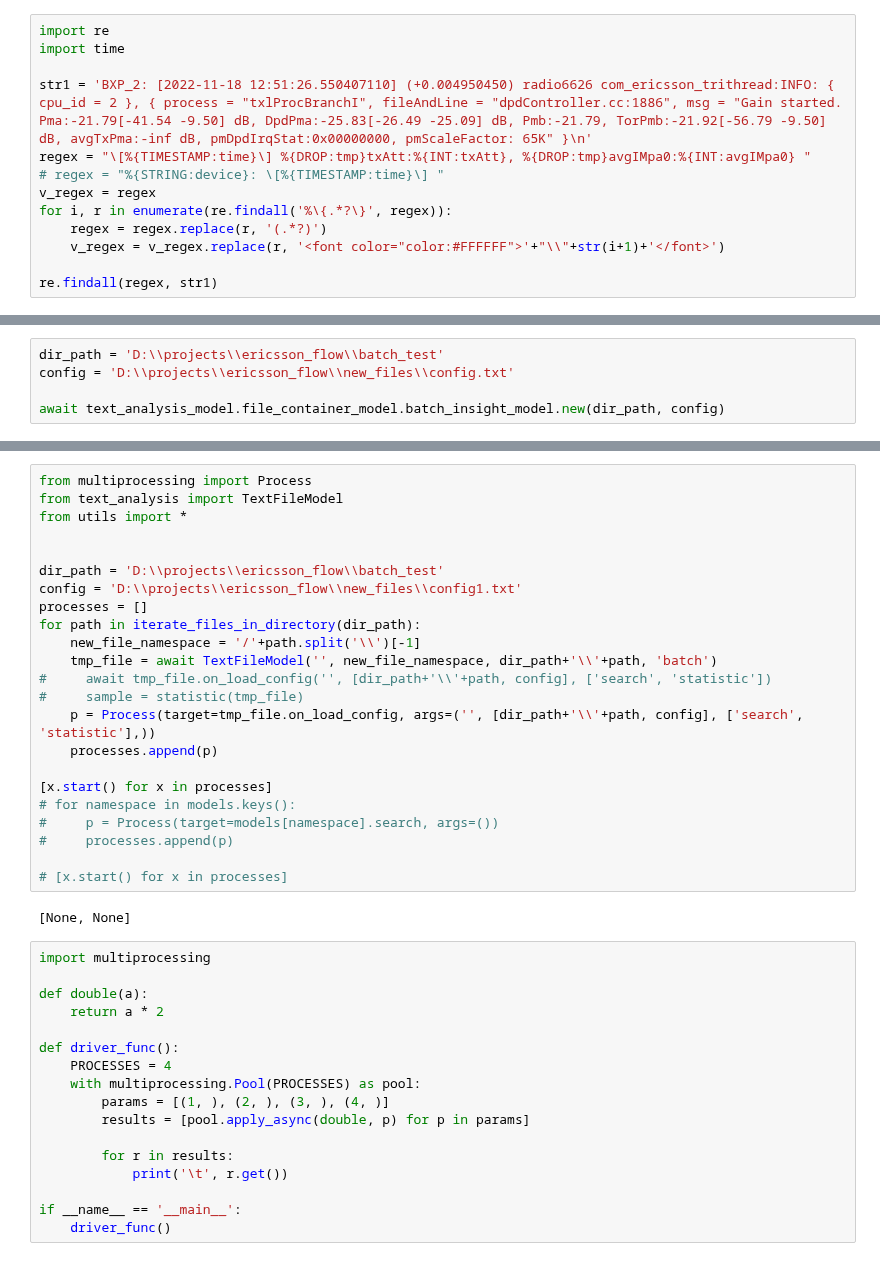
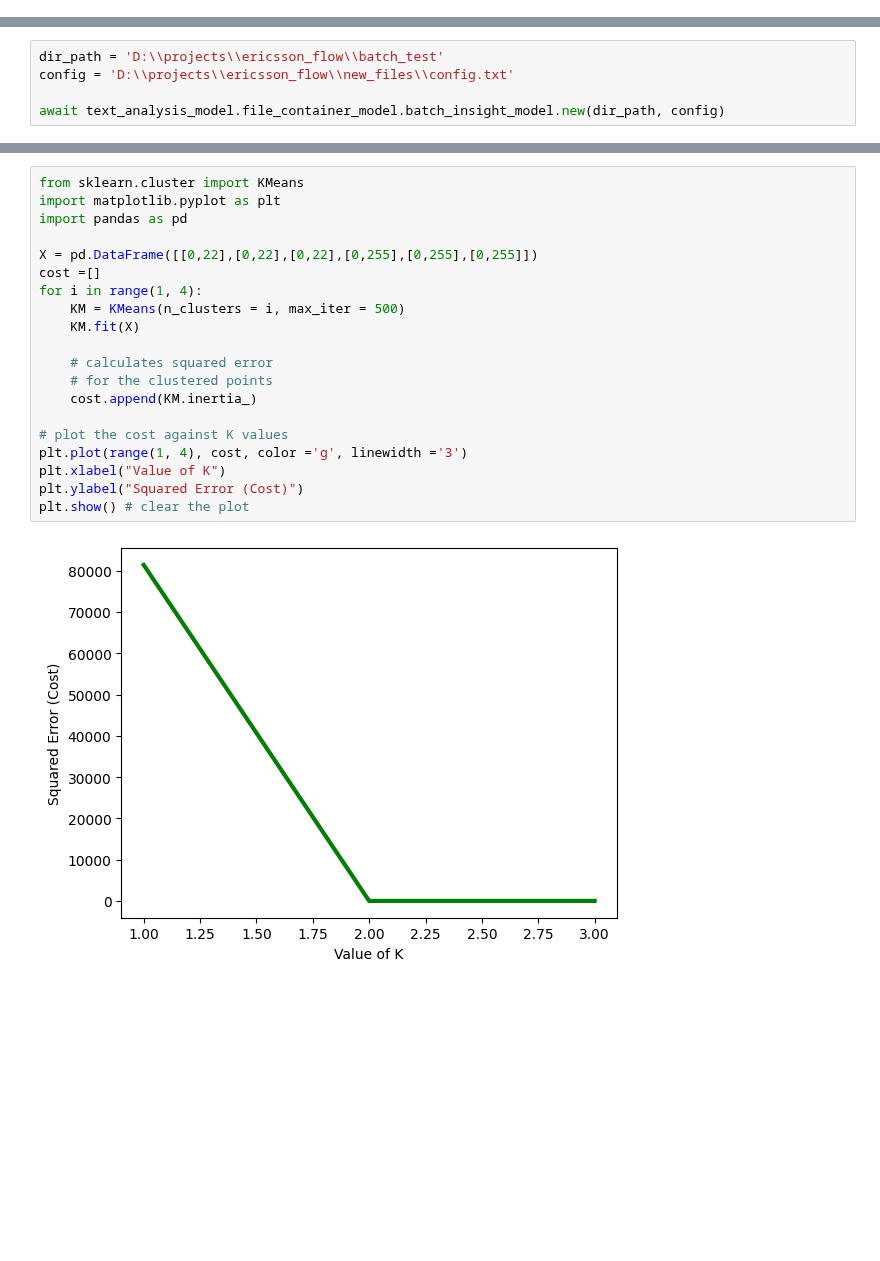
Before and after one commit to dj-lei/eric_toolsets, a Jupyter notebook: src/python/debug.ipynb, the cells around one changed output, grey strips where cells are left out. Saved outputs shown, nothing was run; the diff lists cells and outputs as text; blank space fills up the shorter version.

```diff
--- a/src/python/debug.ipynb
+++ b/src/python/debug.ipynb
@@ -253,15 +70,2 @@ print(bisect(b, a))
 # %%
 # 1.值范围 2.相似线段形态 3.highlight落在区间内 4.方差大
-# %%
-import re
-import time
-
-str1 = 'BXP_2: [2022-11-18 12:51:26.550407110] (+0.004950450) radio6626 com_ericsson_trithread:INFO: { cpu_id = 2 }, { process = "txlProcBranchI", fileAndLine = "dpdController.cc:1886", msg = "Gain started. Pma:-21.79[-41.54 -9.50] dB, DpdPma:-25.83[-26.49 -25.09] dB, Pmb:-21.79, TorPmb:-21.92[-56.79 -9.50] dB, avgTxPma:-inf dB, pmDpdIrqStat:0x00000000, pmScaleFactor: 65K" }\n'
-regex = "\[%{TIMESTAMP:time}\] %{DROP:tmp}txAtt:%{INT:txAtt}, %{DROP:tmp}avgIMpa0:%{INT:avgIMpa0} "
-# regex = "%{STRING:device}: \[%{TIMESTAMP:time}\] "
-v_regex = regex
-for i, r in enumerate(re.findall('%\{.*?\}', regex)):
-    regex = regex.replace(r, '(.*?)')
-    v_regex = v_regex.replace(r, '<font color="color:#FFFFFF">'+"\\"+str(i+1)+'</font>')
-
-re.findall(regex, str1)
@@ -492,42 +311,22 @@ labels
-# %%
-from multiprocessing import Process
-from text_analysis import TextFileModel
-from utils import *
-
-
-dir_path = 'D:\\projects\\ericsson_flow\\batch_test'
-config = 'D:\\projects\\ericsson_flow\\new_files\\config1.txt'
-processes = []
-for path in iterate_files_in_directory(dir_path):
-    new_file_namespace = '/'+path.split('\\')[-1]
-    tmp_file = await TextFileModel('', new_file_namespace, dir_path+'\\'+path, 'batch')
-#     await tmp_file.on_load_config('', [dir_path+'\\'+path, config], ['search', 'statistic'])
-#     sample = statistic(tmp_file)
-    p = Process(target=tmp_file.on_load_config, args=('', [dir_path+'\\'+path, config], ['search', 'statistic'],))
-    processes.append(p)
-
-[x.start() for x in processes]
-# for namespace in models.keys():
-#     p = Process(target=models[namespace].search, args=())
-#     processes.append(p)
-
-# [x.start() for x in processes]
-# %% [output]
-[None, None]
-# %%
-import multiprocessing
-
-def double(a):
-    return a * 2
-
-def driver_func():
-    PROCESSES = 4
-    with multiprocessing.Pool(PROCESSES) as pool:
-        params = [(1, ), (2, ), (3, ), (4, )]
-        results = [pool.apply_async(double, p) for p in params]
-
-        for r in results:
-            print('\t', r.get())
-
-if __name__ == '__main__':
-    driver_func()
+# %%
+from sklearn.cluster import KMeans
+import matplotlib.pyplot as plt
+import pandas as pd
+
+X = pd.DataFrame([[0,22],[0,22],[0,22],[0,255],[0,255],[0,255]])
+cost =[]
+for i in range(1, 4):
+    KM = KMeans(n_clusters = i, max_iter = 500)
+    KM.fit(X)
+
+    # calculates squared error
+    # for the clustered points
+    cost.append(KM.inertia_)
+
+# plot the cost against K values
+plt.plot(range(1, 4), cost, color ='g', linewidth ='3')
+plt.xlabel("Value of K")
+plt.ylabel("Squared Error (Cost)")
+plt.show() # clear the plot
+# %% [output]
+[figure, added]
```
Also changed, not shown: parts of 35 cells of this notebook, 5 other files.
